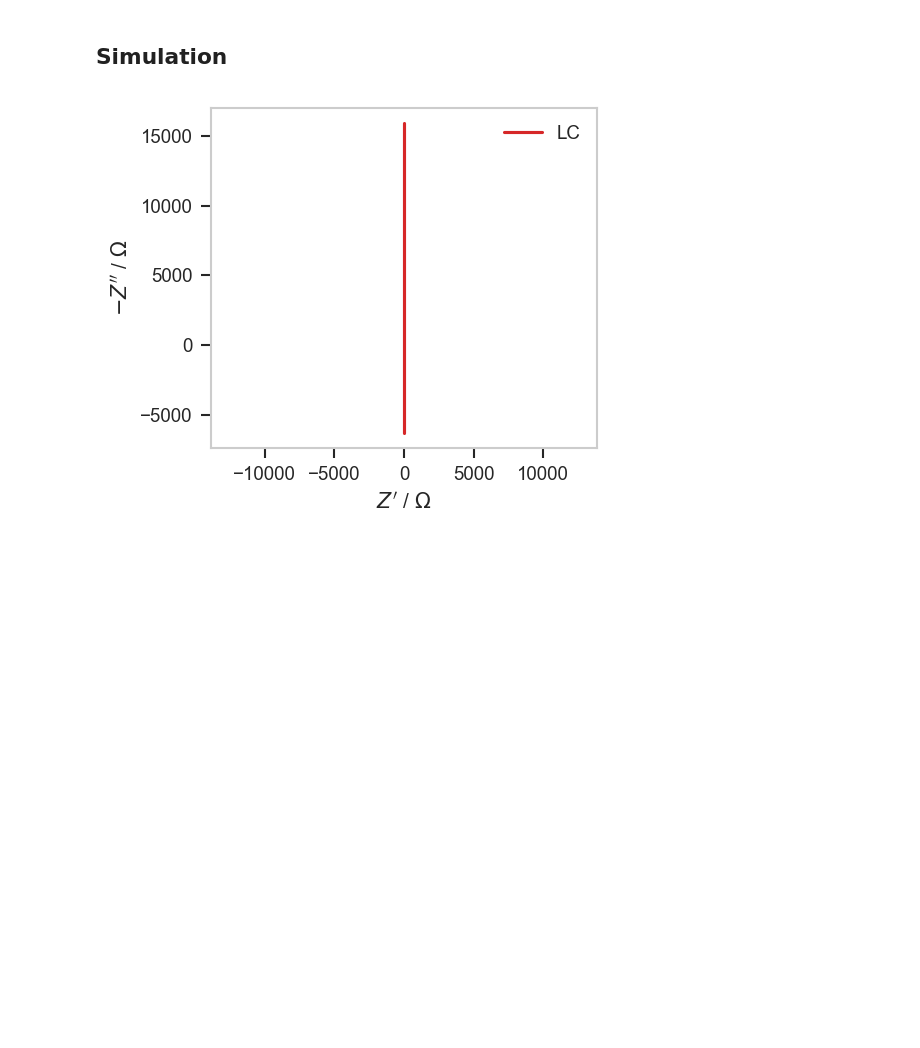
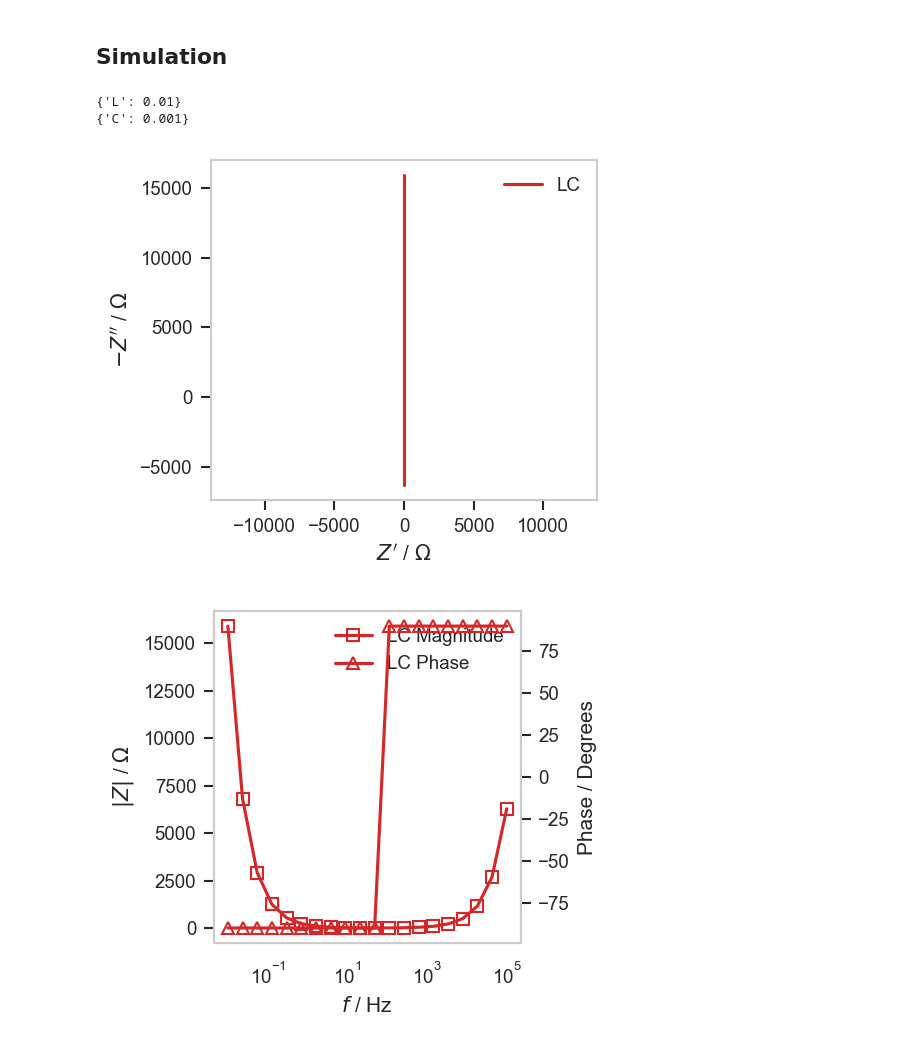
Before and after one commit to ESaundersNano/redoxED, a Jupyter notebook: notebooks/008 circuit_simulation.ipynb, the cells around one changed output. Cells and saved outputs as stored; diff of their text form; code cells hidden in the pictures; blank space fills up the shorter version.

```diff
--- a/notebooks/008 circuit_simulation.ipynb
+++ b/notebooks/008 circuit_simulation.ipynb
@@ -59,13 +59,22 @@ residuals_plot_dict = {}
 ############################
 #### Circuit simulation ####
 ############################
-frequencies = np.logspace(5, -2, num=50)  # Frequencies from 100 kHz to 10 mHz
+frequencies = np.logspace(5, -2, num=20)  # Frequencies from 100 kHz to 10 mHz
 circuit: Circuit = parse_cdc("[L{L=1e-2}C{C=1e-3}]")
+
+# # circuit: Circuit = parse_cdc("[(L{L=1e-2}C{C=1e-3})]")
+
+# circuit: Circuit = parse_cdc("[(R{R=-1e-1}L{L=1e-2}C{C=1e-3})]")
+
+# # circuit: Circuit = parse_cdc("[(R{R=1e-1}L{L=1e-2})]")
+
+# circuit: Circuit = parse_cdc("[R{R=1e-1}L{L=-1e-2}]")
+
 data: DataSet = simulate_spectrum(circuit, frequencies=frequencies, label="LC")
 EISData_circuit = EISData(Z = data.get_impedances(), f = data.get_frequencies(), label = data.get_label())
 eis_plot_dict[EISData_circuit.label] = {
         "data": EISData_circuit,
-        "plot_kwargs": {"color": colour_dict["red"], "linestyle": "-", "marker": "", "label": EISData_circuit.label},
+        "plot_kwargs": {"color": colour_dict["red"], "linestyle": "-", "mfc": "none", "label": EISData_circuit.label},
         "plot": True
     }
 
@@ -79,7 +88,13 @@ eis_plot_dict[EISData_circuit.label] = {
 
 
 
-# # fit.circuit.get_elements()[-1].get_values()
+# Get all elements in the circuit
+elements = circuit.get_elements()
+
+# Extract parameters for each element
+for elem in elements:
+    print(elem.get_values())  # or elem.parameters, depending on implementation
+
 
 
 ## show results
@@ -136,10 +151,13 @@ eis_plot_dict[EISData_circuit.label] = {
 ## Create Nyquist Plot ##
 #########################
 NyquistPlot_object = NyquistPlot(figsize=(3.543, 3), dpi = 150)
+BodePlot_object = BodePlot(figsize=(3.543, 3), dpi = 150)
 
 for label, entry in eis_plot_dict.items():
     if entry["plot"]:
         NyquistPlot_object.add_plot(entry["data"], **entry["plot_kwargs"])
+        BodePlot_object.add_plot(entry["data"], **entry["plot_kwargs"])
+        #BodePlot_object.add_plot(entry["data"])#, **entry["plot_kwargs"])
 NyquistPlot_object.ax.set_aspect("equal", adjustable="datalim")  # if enable, overall fig size will be strictly enforced, but x and y limits will be overwritten. So will padding of labels I think.
 # # NyquistPlot_object.ax.set_aspect('equal',adjustable='box') # if enable this, fig size will get overwritten, at least in y. but can set x and y lim
 # # Best way is to control size using adjustable = "datalim", and then plot invisible points to ensure points are in view if desired. Less useful for cropping.
@@ -151,31 +169,37 @@ NyquistPlot_object.fig.tight_layout() # try stop cutting off labels
 display(NyquistPlot_object.fig)
 # NyquistPlot_object.save("Nyquist.svg") # may need to adjust fontsize or use bbox_inches='tight' to stop cutting off labels
 
+BodePlot_object.ax.legend()
+BodePlot_object.fig.tight_layout() # try stop cutting off labels
+display(BodePlot_object.fig)
 
 # #########################
 # #### Create DRT Plot ####
 # #########################
 # DRTPlot_object = DRTPlot(figsize=(3.543, 3), dpi = 150)
 # for label, entry in drt_plot_dict.items():
 #     if entry["plot"]:
 #         DRTPlot_object.add_plot(entry["data"], **entry["plot_kwargs"])
 # DRTPlot_object.add_major_ticks(spacing_y = 1)
 # # # DRTPlot_object.add_minor_ticks(number_x = 5, number_y = 5)
 # DRTPlot_object.add_fc_axis() # only use after enforcing DRTPlot_object.ax.set_xlim([0, None]) if desired
 # DRTPlot_object.fig.tight_layout() # try stop cutting off labels
 # display(DRTPlot_object.fig)
 # # DRTPlot_object.save("DRT.svg") # may need to adjust fontsize or use bbox_inches='tight' to stop cutting off labels
 
 # ###########################
 # ## Create Residuals Plot ##
 # ###########################
 # # ResidualsPlot_object = ResidualsPlot(figsize=(3.543, 3), dpi = 150, mode = 'relative') # gets a bit misleading for small Z
 # ResidualsPlot_object = ResidualsPlot(figsize=(3.543, 3), dpi = 150, mode = 'absolute')
 # for label, entry in residuals_plot_dict.items():
 #     if entry["plot"]:
 #         ResidualsPlot_object.add_plot(entry["data"], **entry["plot_kwargs"])
 # ResidualsPlot_object.fig.tight_layout() # try stop cutting off labels
 # ResidualsPlot_object.ax.legend()
 # display(ResidualsPlot_object.fig)
 # %% [output]
+{'L': 0.01}
+{'C': 0.001}
 [figure]
+[figure, added]
```
Also changed, not shown: parts of 2 cells of this notebook, 11 other files.
